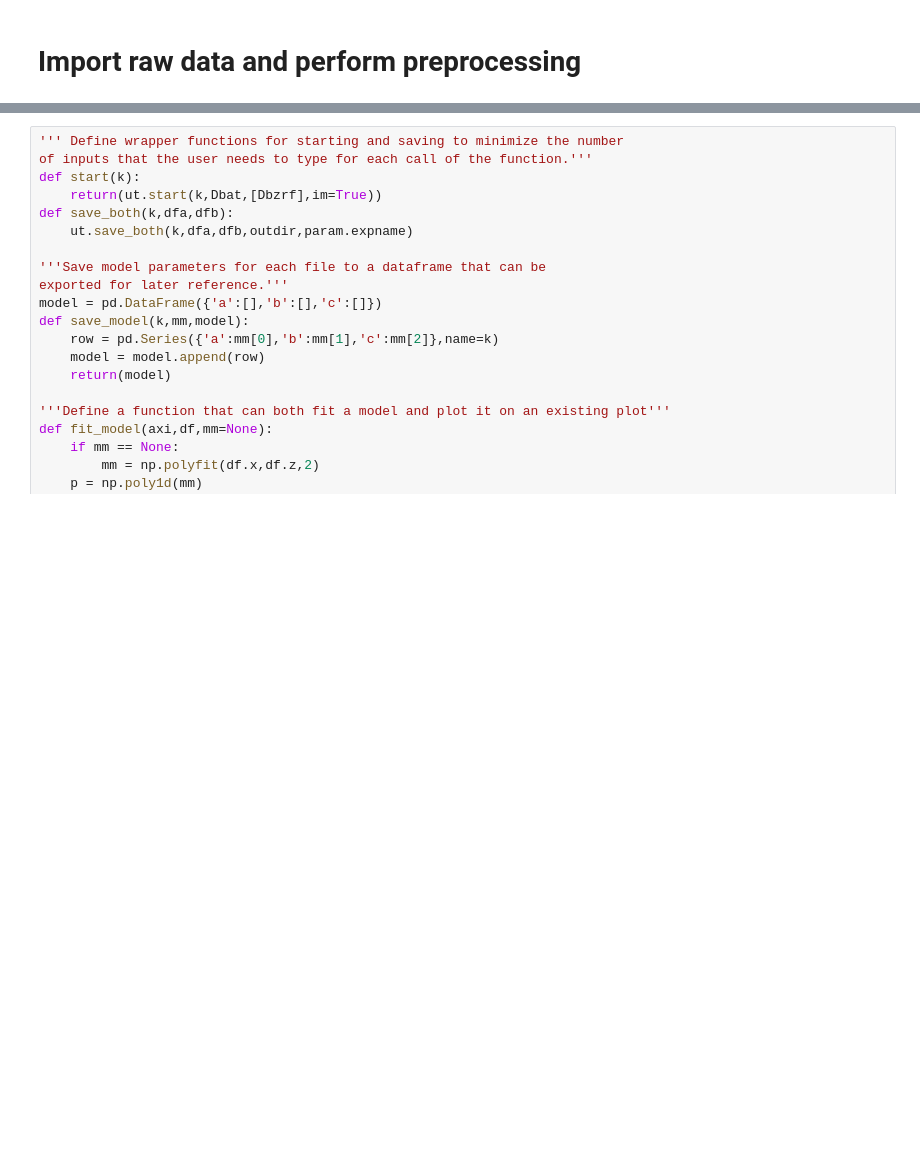
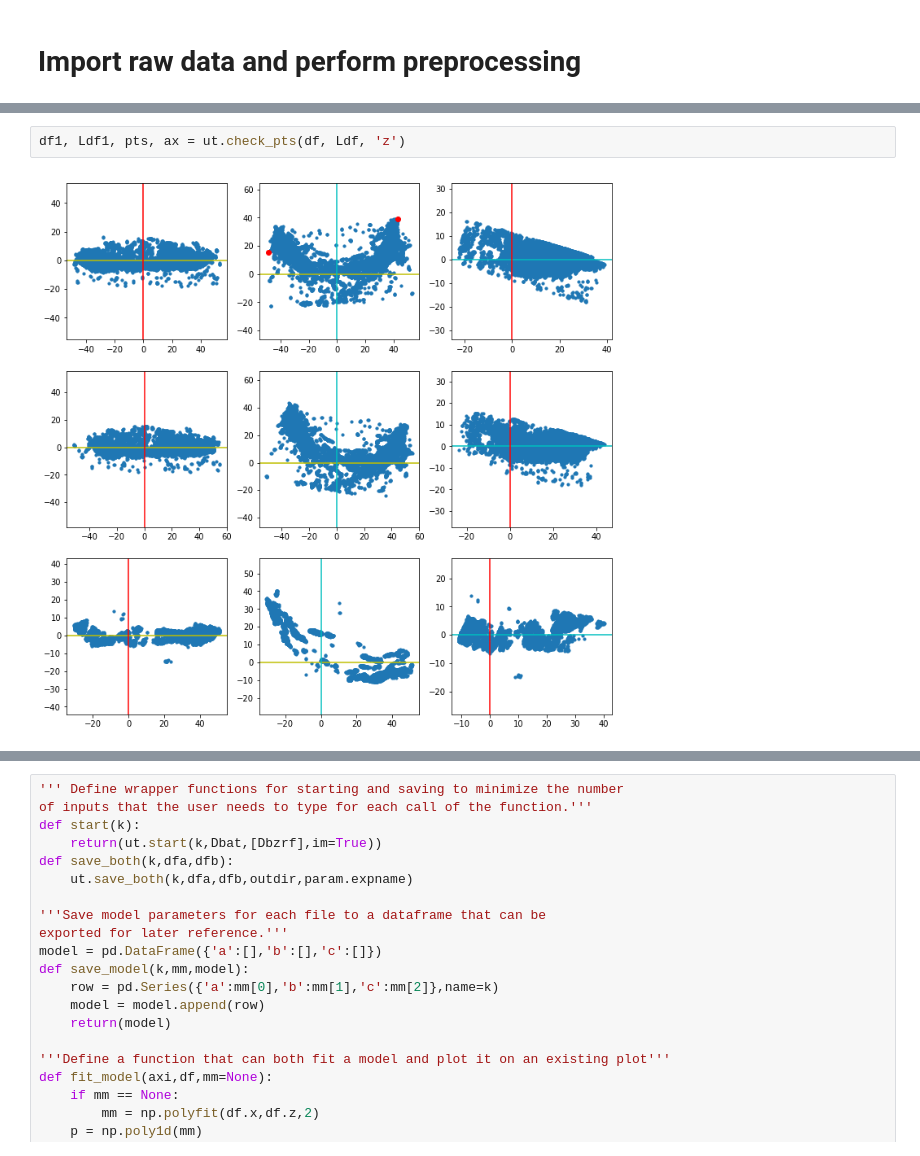
Before and after one commit to czang97/deltascope_SDS410_2019, a Jupyter notebook: experiments/testKK/alignment.ipynb, the cells around one changed output, grey strips where cells are left out. Drawn from its saved outputs; the diff is of its cells as text; blank space fills up the shorter version.

```diff
--- a/experiments/testKK/alignment.ipynb
+++ b/experiments/testKK/alignment.ipynb
@@ -219,0 +228,4 @@ save_both(k,df,Ldf[0])
+# %%
+df1, Ldf1, pts, ax = ut.check_pts(df, Ldf, 'z')
+# %% [output]
+[figure, added]
```
Also changed, not shown: parts of 9 cells of this notebook, 2 other files.
